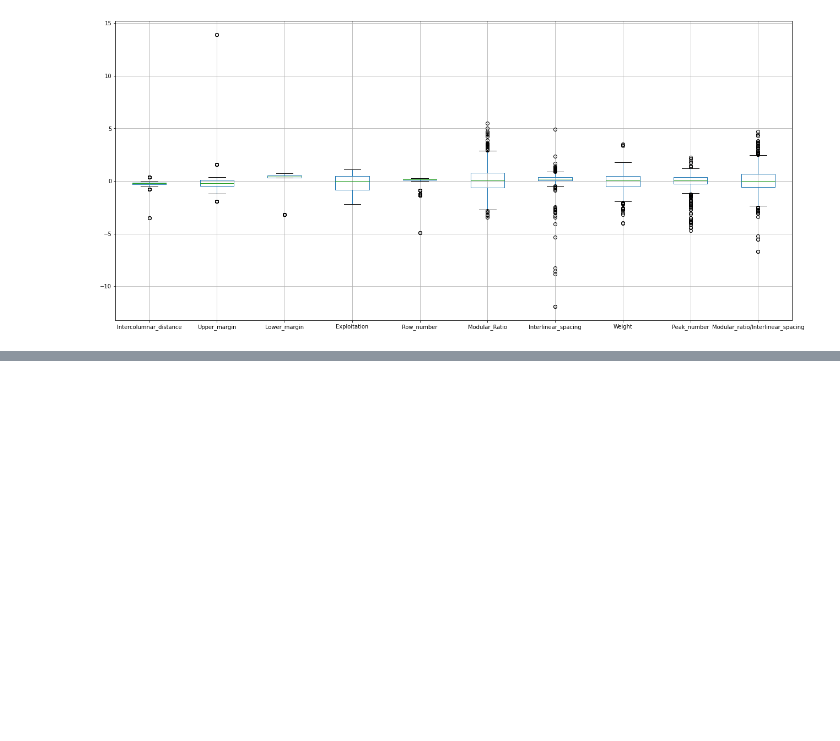
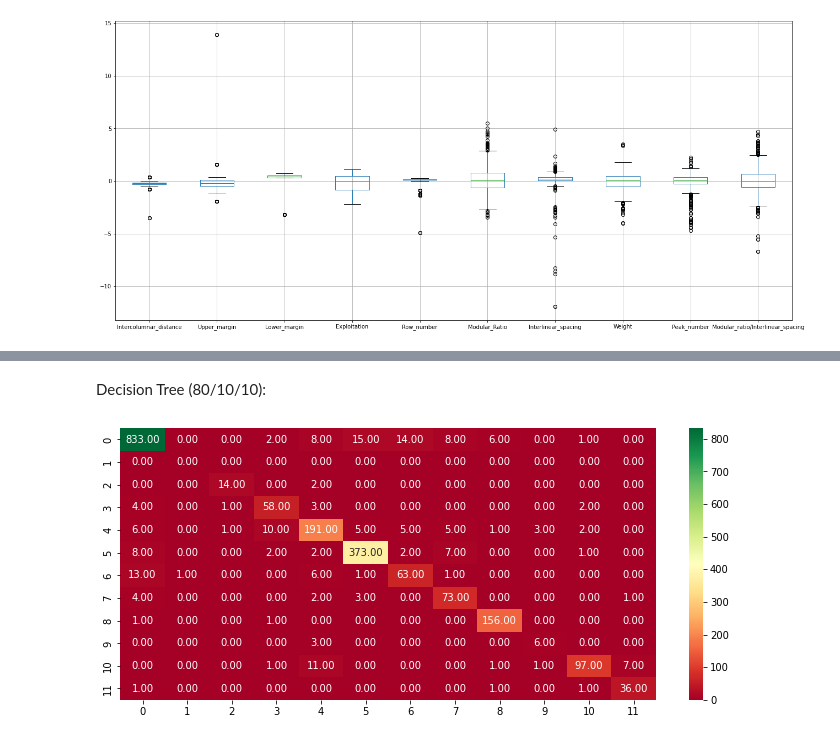
Before and after one commit to HunterWaldridge/DS160_Final_Project_JT_HW, a Jupyter notebook: DS160_Final_Project_JT_HW.ipynb, the cells around one changed output, grey strips where cells are left out. Saved outputs shown, nothing was run; the diff lists cells and outputs as text; code cells hidden in the pictures; blank space fills up the shorter version.

```diff
--- a/DS160_Final_Project_JT_HW.ipynb
+++ b/DS160_Final_Project_JT_HW.ipynb
@@ -446,0 +638,11 @@ weighted avg       0.88      0.87      0.88     10437
+# %% [markdown]
+Decision Tree (80/10/10):
+# %%
+clf = tree.DecisionTreeClassifier(min_samples_leaf=20)
+clf = clf.fit(A_train, b_train)
+# %%
+b_pred = clf.predict(A_test)
+# %%
+plot_cm(b_pred, b_test)
+# %% [output]
+[figure, added]
```
Also changed, not shown: parts of 85 cells of this notebook.
